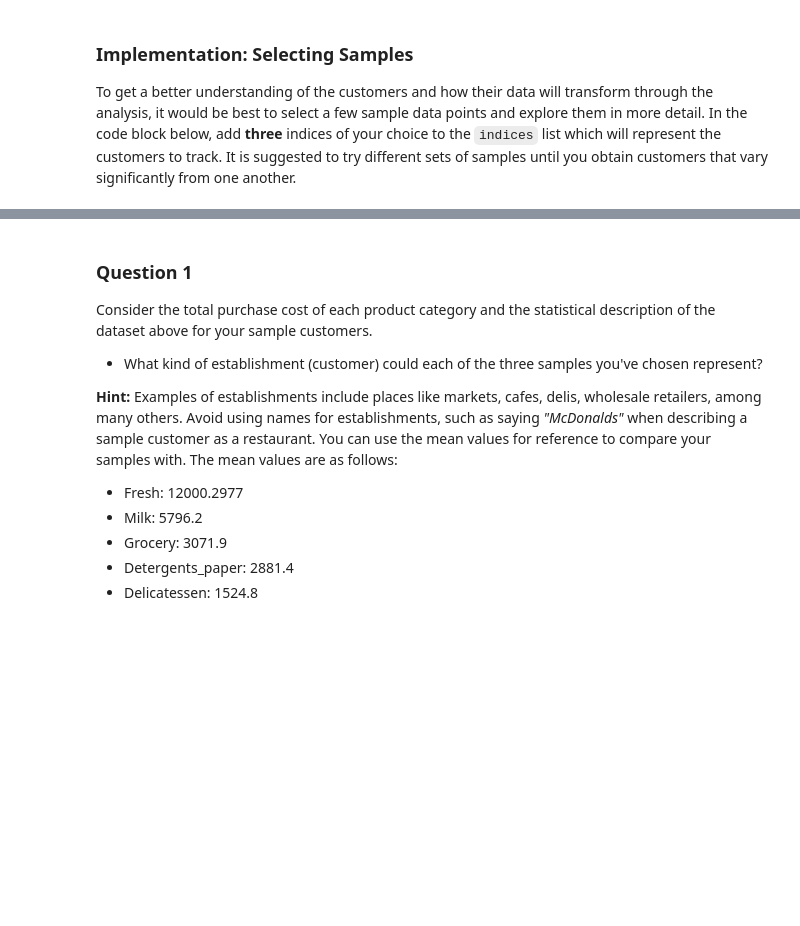
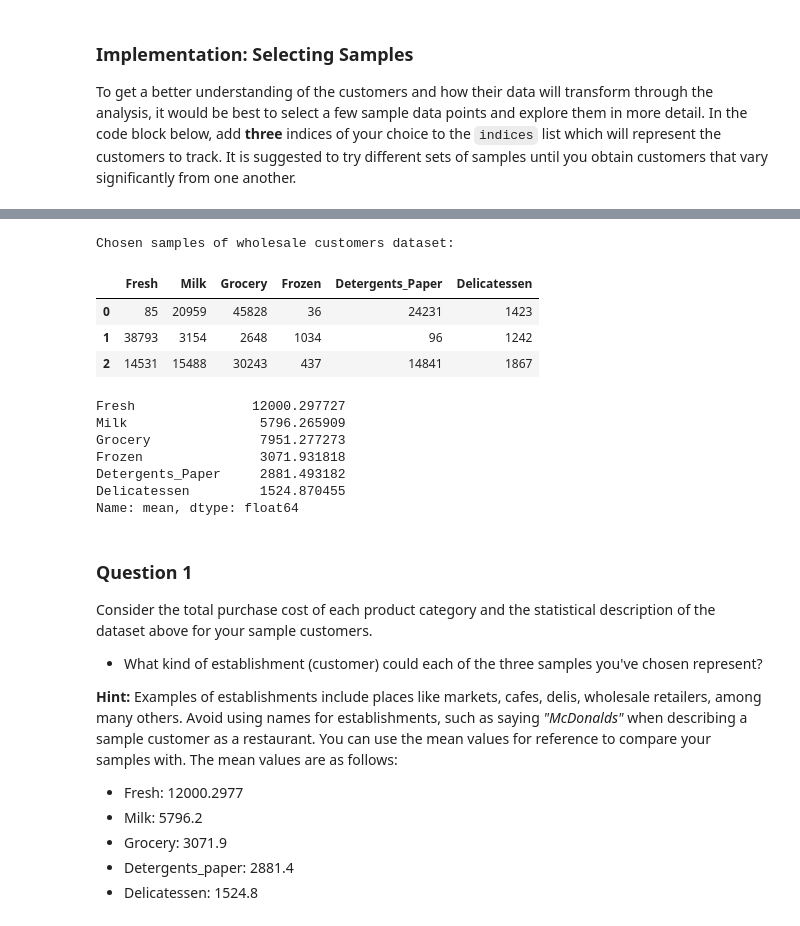
Before and after one commit to ronaldokun/Machine-Learning-Projects, a Jupyter notebook: projects/customer_segments/customer_segments.ipynb, the cells around one changed output, grey strips where cells are left out. Cells and saved outputs as stored; diff of their text form; code cells hidden in the pictures; blank space fills up the shorter version.

```diff
--- a/projects/customer_segments/customer_segments.ipynb
+++ b/projects/customer_segments/customer_segments.ipynb
@@ -51,11 +86,26 @@ To get a better understanding of the customers and how their data will transform
 # %%
-# TODO: Select three indices of your choice you wish to sample from the dataset
-indices = []
+# Select three indices of your choice you wish to sample from the dataset
+indices = [436, 183, 333]
 
 # Create a DataFrame of the chosen samples
 samples = pd.DataFrame(data.loc[indices], columns = data.keys()).reset_index(drop = True)
-print "Chosen samples of wholesale customers dataset:"
+print("Chosen samples of wholesale customers dataset:")
 display(samples)
+
+data.describe().loc['mean']
+# %% [output]
+Chosen samples of wholesale customers dataset:
+|  | Fresh | Milk | Grocery | Frozen | Detergents_Paper | Delicatessen |
+| 0 | 85 | 20959 | 45828 | 36 | 24231 | 1423 |
+| 1 | 38793 | 3154 | 2648 | 1034 | 96 | 1242 |
+| 2 | 14531 | 15488 | 30243 | 437 | 14841 | 1867 |
+Fresh               12000.297727
+Milk                 5796.265909
+Grocery              7951.277273
+Frozen               3071.931818
+Detergents_Paper     2881.493182
+Delicatessen         1524.870455
+Name: mean, dtype: float64
 # %% [markdown]
 ### Question 1
 Consider the total purchase cost of each product category and the statistical description of the dataset above for your sample customers.
```
Also changed, not shown: parts of 8 cells of this notebook, 1 other file.
